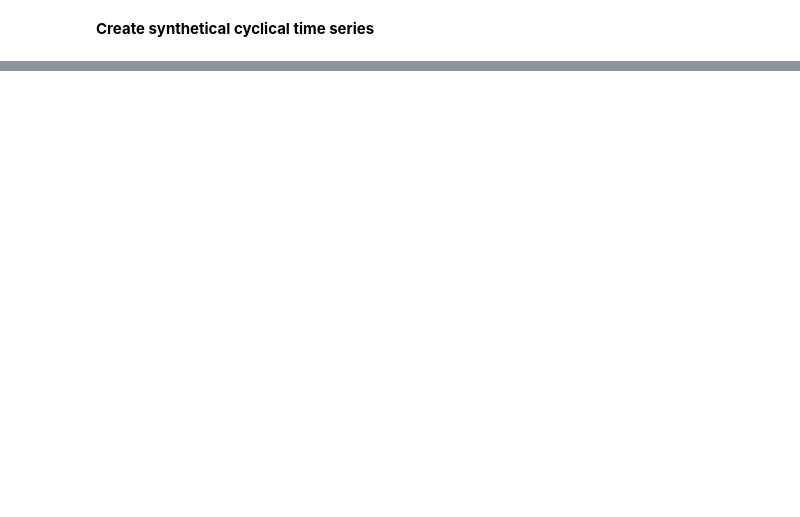
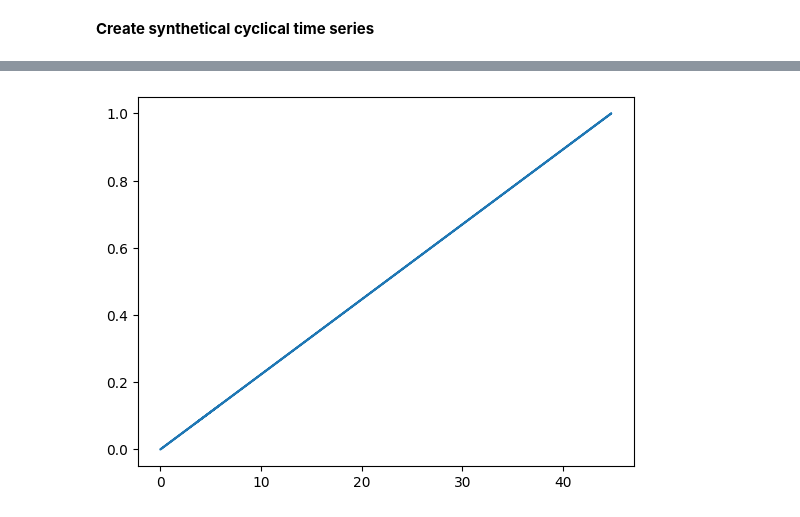
Before and after one commit to AleksandrMorozov123/Time-series-theory, a Jupyter notebook: time-series-forecasting.ipynb, the cells around one changed output, grey strips where cells are left out. Drawn from its saved outputs; the diff is of its cells as text; code cells hidden in the pictures; blank space fills up the shorter version.

```diff
--- a/time-series-forecasting.ipynb
+++ b/time-series-forecasting.ipynb
@@ -161,0 +147,10 @@ True
+# %%
+from sklearn.preprocessing import minmax_scale
+
+vals_mm = minmax_scale (vals)
+_, p = normaltest (vals_mm.squeeze ())
+
+plt.plot(vals,vals_mm)
+plt.show()
+# %% [output]
+[figure, added]
```
Also changed, not shown: parts of 17 cells of this notebook.
